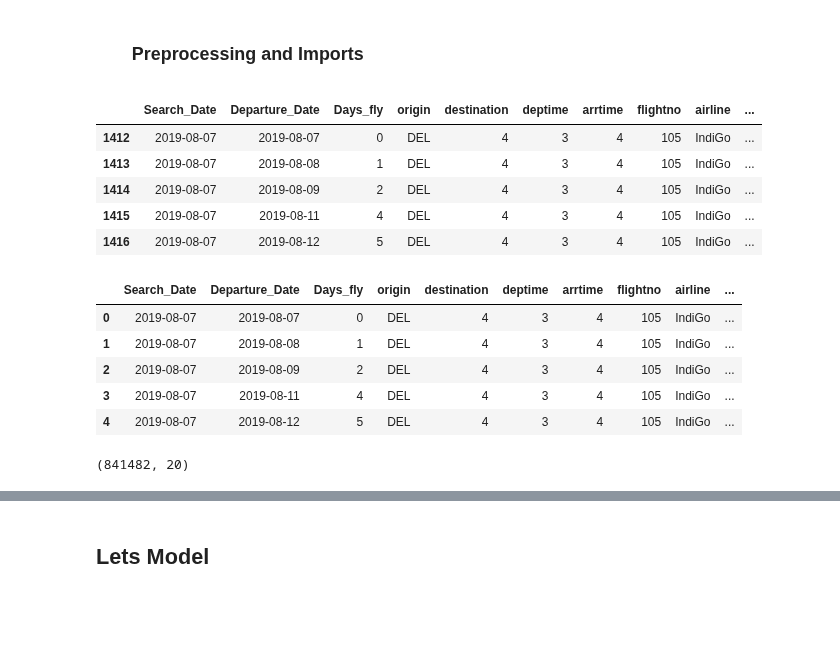
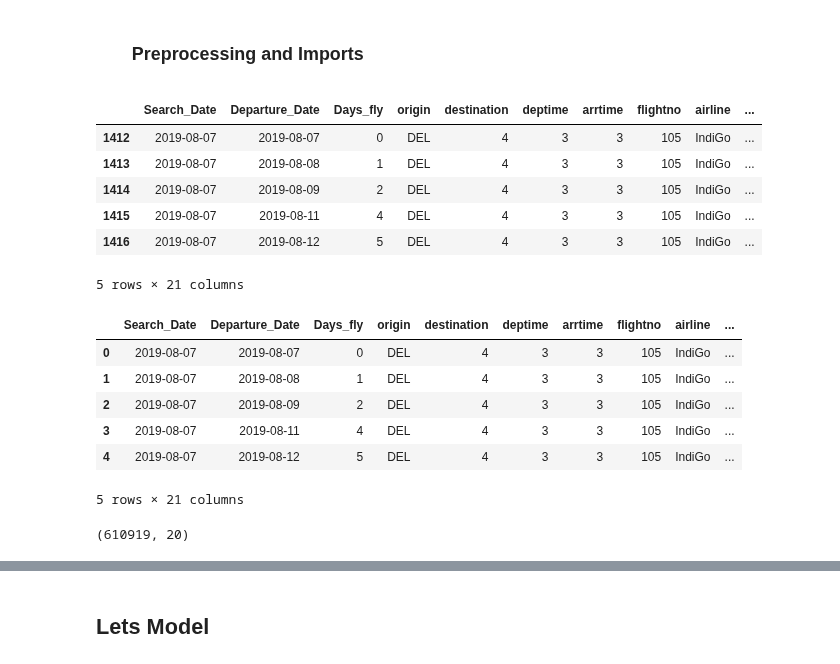
Before and after one commit to Harsh1347/Flight_Fare_Prediction, a Jupyter notebook: Indigo.ipynb, the cells around one changed output, grey strips where cells are left out. Cells and saved outputs as stored; diff of their text form; code cells hidden in the pictures; blank space fills up the shorter version.

```diff
--- a/Indigo.ipynb
+++ b/Indigo.ipynb
@@ -10,9 +10,10 @@ import seaborn as sns
 import datetime
 from datetime import timedelta
 from datetime import datetime
+import tensorflow as tf
 %matplotlib inline
 %config IPCompleter.greedy=True
-flight = pd.read_csv("C:\\Users\\MAHE\\Desktop\\data_sets\\Rawflight.csv")
+flight = pd.read_csv("D:\\DataSets\\Rawflight.csv")
 # %%
 def rel(data):
     corel = data.corr().index
@@ -24,60 +25,62 @@ for t in flight.duration:
     m = (int(t.split()[0].split('h')[0])*60) + (int(t.split()[1].split('m')[0]))
     mins.append(m)
 flight.replace(["BOM","HYD","NAG","PNQ"],[1,2,3,4],inplace = True)
-flight['duration'] = mins
+flight['Duration'] = mins
 flight['Departure_Date'] = pd.to_datetime(flight.Departure_Date,dayfirst =True)
 flight['Search_Date'] = pd.to_datetime(flight.Search_Date,dayfirst =True)
 flight['Day_Name'] = flight.Departure_Date.dt.weekday
-flight['d_month'] = flight.Departure_Date.dt.month
-flight['s_month'] = flight.Search_Date.dt.month
-flight['diff_month'] = flight.Departure_Date.dt.month - flight.Search_Date.dt.month
+flight['Dept_Month'] = flight.Departure_Date.dt.month
+flight['Search_Month'] = flight.Search_Date.dt.month
+flight['Diff_Month'] = flight.Departure_Date.dt.month - flight.Search_Date.dt.month
 flight.drop_duplicates(inplace = True)
 flight.drop('Unnamed: 0',axis = 1,inplace =True)
 tofday = []
 for i in flight['deptime']:
     j=int(i.split(':')[0])
-    if(j >=0 | j<6):
+    if(j >=0 and j<6):
         tofday.append(1)
-    elif(j >=6 | j<12):
+    elif(j >=6 and j<12):
         tofday.append(2)
-    elif(j>=12 | j< 18):
+    elif(j>=12 and j< 18):
         tofday.append(3)
     else:
         tofday.append(4)
 flight['deptime'] = tofday
 tofday1 = []
 for i in flight['arrtime']:
     j=int(i.split(':')[0])
-    if(j >=0 | j<6):
+    if(j >=0 and j<6):
         tofday1.append(1)
-    elif(j >=6 | j<12):
+    elif(j >=6 and j<12):
         tofday1.append(2)
-    elif(j>=12 | j< 18):
+    elif(j>=12 and j< 18):
         tofday1.append(3)
     else:
         tofday1.append(4)
 flight['arrtime'] = tofday1
 Indigo = flight.loc[flight['airline'] == 'IndiGo']
 Indigo.head()
 # %% [output]
 |  | Search_Date | Departure_Date | Days_fly | origin | destination | deptime | arrtime | flightno | airline | ... |
-| 1412 | 2019-08-07 | 2019-08-07 | 0 | DEL | 4 | 3 | 4 | 105 | IndiGo | ... |
-| 1413 | 2019-08-07 | 2019-08-08 | 1 | DEL | 4 | 3 | 4 | 105 | IndiGo | ... |
-| 1414 | 2019-08-07 | 2019-08-09 | 2 | DEL | 4 | 3 | 4 | 105 | IndiGo | ... |
-| 1415 | 2019-08-07 | 2019-08-11 | 4 | DEL | 4 | 3 | 4 | 105 | IndiGo | ... |
-| 1416 | 2019-08-07 | 2019-08-12 | 5 | DEL | 4 | 3 | 4 | 105 | IndiGo | ... |
+| 1412 | 2019-08-07 | 2019-08-07 | 0 | DEL | 4 | 3 | 3 | 105 | IndiGo | ... |
+| 1413 | 2019-08-07 | 2019-08-08 | 1 | DEL | 4 | 3 | 3 | 105 | IndiGo | ... |
+| 1414 | 2019-08-07 | 2019-08-09 | 2 | DEL | 4 | 3 | 3 | 105 | IndiGo | ... |
+| 1415 | 2019-08-07 | 2019-08-11 | 4 | DEL | 4 | 3 | 3 | 105 | IndiGo | ... |
+| 1416 | 2019-08-07 | 2019-08-12 | 5 | DEL | 4 | 3 | 3 | 105 | IndiGo | ... |
+5 rows × 21 columns
 # %%
 Indigo.reset_index(drop = True,inplace = True)
 Indigo.head()
 # %% [output]
 |  | Search_Date | Departure_Date | Days_fly | origin | destination | deptime | arrtime | flightno | airline | ... |
-| 0 | 2019-08-07 | 2019-08-07 | 0 | DEL | 4 | 3 | 4 | 105 | IndiGo | ... |
-| 1 | 2019-08-07 | 2019-08-08 | 1 | DEL | 4 | 3 | 4 | 105 | IndiGo | ... |
-| 2 | 2019-08-07 | 2019-08-09 | 2 | DEL | 4 | 3 | 4 | 105 | IndiGo | ... |
-| 3 | 2019-08-07 | 2019-08-11 | 4 | DEL | 4 | 3 | 4 | 105 | IndiGo | ... |
-| 4 | 2019-08-07 | 2019-08-12 | 5 | DEL | 4 | 3 | 4 | 105 | IndiGo | ... |
+| 0 | 2019-08-07 | 2019-08-07 | 0 | DEL | 4 | 3 | 3 | 105 | IndiGo | ... |
+| 1 | 2019-08-07 | 2019-08-08 | 1 | DEL | 4 | 3 | 3 | 105 | IndiGo | ... |
+| 2 | 2019-08-07 | 2019-08-09 | 2 | DEL | 4 | 3 | 3 | 105 | IndiGo | ... |
+| 3 | 2019-08-07 | 2019-08-11 | 4 | DEL | 4 | 3 | 3 | 105 | IndiGo | ... |
+| 4 | 2019-08-07 | 2019-08-12 | 5 | DEL | 4 | 3 | 3 | 105 | IndiGo | ... |
+5 rows × 21 columns
 # %%
 Indigo.shape
 # %% [output]
-(841482, 20)
+(610919, 20)
 # %%
```
Also changed, not shown: parts of 11 cells of this notebook, 7 other files.
